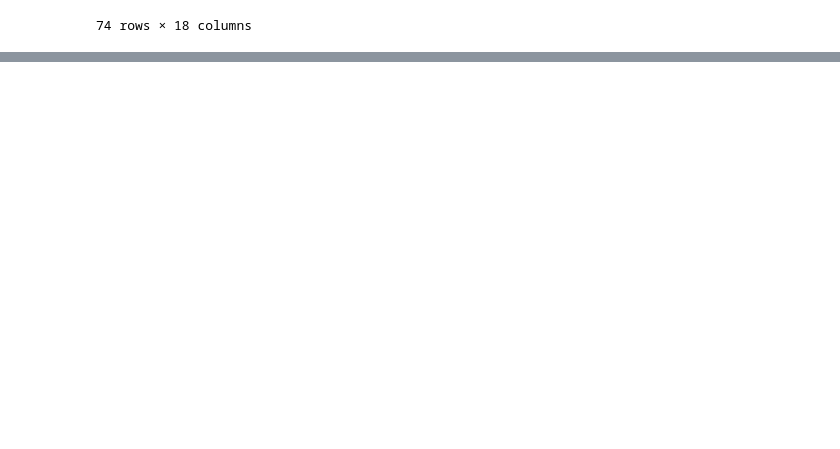
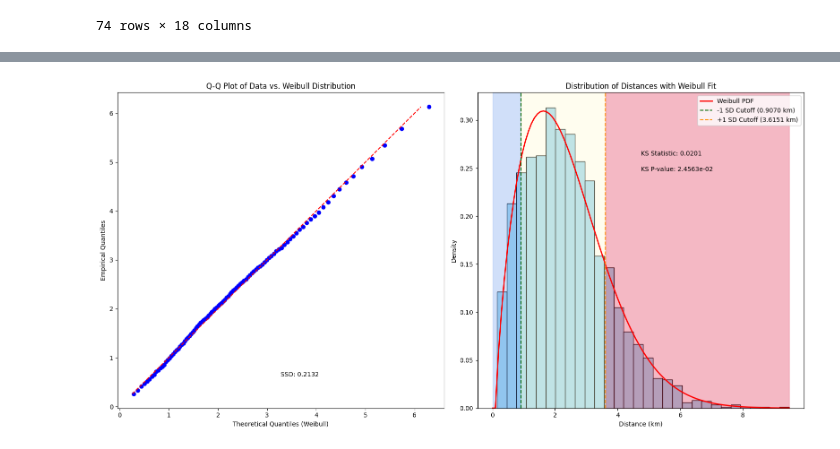
Before and after one commit to anonUnderground/openDataStories, a Jupyter notebook: src/data-processing/create_kiosk_vis_json.ipynb, the cells around one changed output, grey strips where cells are left out. Drawn from its saved outputs; the diff is of its cells as text; code cells hidden in the pictures; blank space fills up the shorter version.

```diff
--- a/src/data-processing/create_kiosk_vis_json.ipynb
+++ b/src/data-processing/create_kiosk_vis_json.ipynb
@@ -272,0 +209,99 @@ plt.show()
+# %%
+#Testing Weibull-min
+
+# Extracting distance data
+data = distance_df['Distance']
+
+# Weibull distribution fitting
+weibull_min_params = stats.weibull_min.fit(data)
+shape_param, loc, scale_param = weibull_min_params
+
+shape_param, scale_param
+
+# Perform KS test
+weibull_min_ks_statistic, weibull_min_ks_pvalue = stats.kstest(data, 'weibull_min', args=weibull_min_params)
+
+print(f"Weibull-min KS Statistic: {weibull_min_ks_statistic}")
+print(f"Weibull-min KS P-value: {weibull_min_ks_pvalue}")
+
+# Function to calculate cutoffs
+def weibull_cutoffs(shape, scale, lower_percentile, upper_percentile):
+    lower_cutoff = weibull_min.ppf(lower_percentile, shape, scale=scale)
+    upper_cutoff = weibull_min.ppf(upper_percentile, shape, scale=scale)
+    return lower_cutoff, upper_cutoff
+
+# Calculate cutoffs for -1 SD and +1 SD equivalent in Weibull distribution
+minus_one_sd_cutoff, plus_one_sd_cutoff = weibull_cutoffs(shape_param, scale_param, 0.159, 0.841)
+
+print(f"-1 SD Equivalent Weibull: {minus_one_sd_cutoff} km")
+print(f"+1 SD Equivalent Weibull: {plus_one_sd_cutoff} km")
+
+# ################# BOOTSTRAPPING #################
+
+# bootstrap_samples = 100
+# weibull_min_bootstrap_results = []
+
+# for i in range(bootstrap_samples):
+#     weibull_sample = data.sample(len(data), replace=True)
+#     weibull_min_params = stats.weibull_min.fit(weibull_sample)
+#     weibull_min_ks_statistic, weibull_min_ks_pvalue = stats.kstest(weibull_sample, 'weibull_min', args=weibull_min_params)
+#     weibull_min_bootstrap_results.append(weibull_min_ks_pvalue)
+
+#     # Print a statement every 100 iterations to track progress
+#     if (i+1) % 20 == 0:
+#         print(f"Completed {i+1} out of {bootstrap_samples} bootstrap iterations.")
+
+# # Assess the distribution of p-values
+# p_value_mean = np.mean(weibull_min_bootstrap_results)
+
+# print(f"Mean p-value from bootstrapping: {p_value_mean}")
+
+################# PLOTS #################
+
+# Prepare data for the Weibull Q-Q plot
+weibull_quantiles = stats.weibull_min.ppf(np.linspace(0.01, 0.99, 100), *weibull_min_params)
+data_quantiles = np.percentile(data, np.linspace(1, 99, 100))
+
+# Calculate the sum of squared differences for Weibull
+ssd_weibull = np.sum((weibull_quantiles - data_quantiles)**2)
+
+# Create a figure with 2 subplots
+plt.figure(figsize=(16, 8))
+
+# Weibull Q-Q plot
+plt.subplot(1, 2, 1)  # 1 row, 2 columns, first subplot
+plt.scatter(weibull_quantiles, data_quantiles, color='blue')
+plt.plot([min(data_quantiles), max(data_quantiles)], [min(data_quantiles), max(data_quantiles)], 'r--')
+plt.xlabel('Theoretical Quantiles (Weibull)')
+plt.ylabel('Empirical Quantiles')
+plt.title('Q-Q Plot of Data vs. Weibull Distribution')
+plt.text(0.5, 0.1, f"SSD: {ssd_weibull:.4f}", transform=plt.gca().transAxes)
+
+# Histogram with Weibull PDF
+plt.subplot(1, 2, 2)  # 1 row, 2 columns, second subplot
+sns.histplot(data, kde=False, bins=30, stat='density', color='skyblue')
+x = np.linspace(0, data.max(), 100)
+y = weibull_min.pdf(x, *weibull_min_params)
+plt.plot(x, y, 'r-', lw=2, label='Weibull PDF')
+plt.axvline(minus_one_sd_cutoff, color='darkgreen', linestyle='--',
+            label=f'-1 SD Cutoff ({minus_one_sd_cutoff:.4f} km)')
+plt.axvline(plus_one_sd_cutoff, color='darkorange', linestyle='--',
+            label=f'+1 SD Cutoff ({plus_one_sd_cutoff:.4f} km)')
+plt.axvspan(0, minus_one_sd_cutoff, color='#6495ED', alpha=0.3)
+plt.axvspan(minus_one_sd_cutoff, plus_one_sd_cutoff, color='#FFFACD', alpha=0.3)
+plt.axvspan(plus_one_sd_cutoff, data.max(), color='#DC143C', alpha=0.3)
+plt.title('Distribution of Distances with Weibull Fit')
+plt.xlabel('Distance (km)')
+plt.ylabel('Density')
+plt.legend()
+
+
+# Add KS statistic and p-value text
+plt.text(0.5, 0.8, f"KS Statistic: {weibull_min_ks_statistic:.4f}", transform=plt.gca().transAxes)
+plt.text(0.5, 0.75, f"KS P-value: {weibull_min_ks_pvalue:.4e}", transform=plt.gca().transAxes)
+# plt.text(0.5, 0.7, f"Mean Bootstrapping P-value: {p_value_mean:.4e}", transform=plt.gca().transAxes)
+
+# Show the combined plot
+plt.tight_layout()
+plt.show()
+# %% [output]
@@ -272,0 +312 @@ plt.show()
+[figure, added]
```
Also changed, not shown: parts of 9 cells of this notebook, 2 other files.
